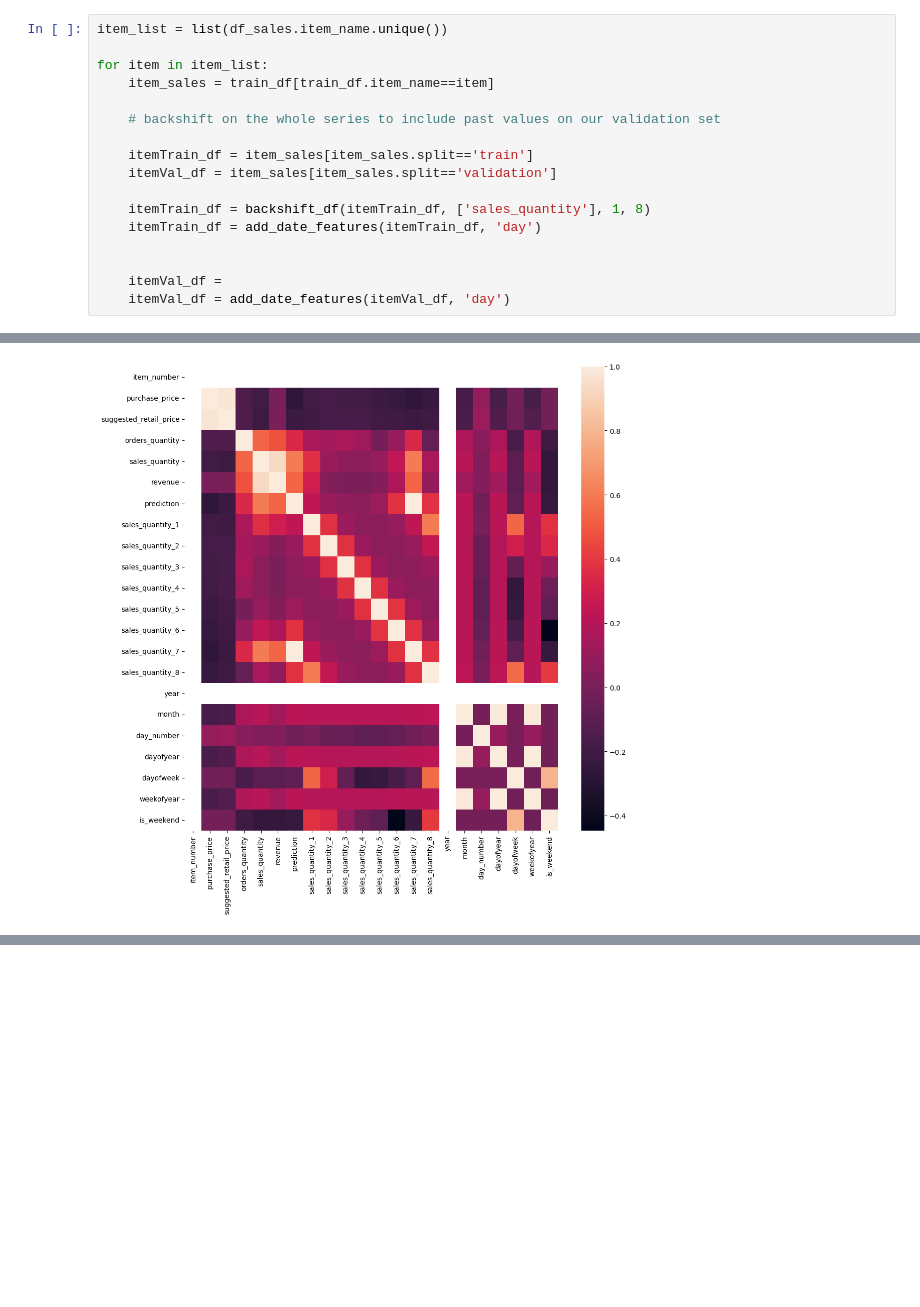
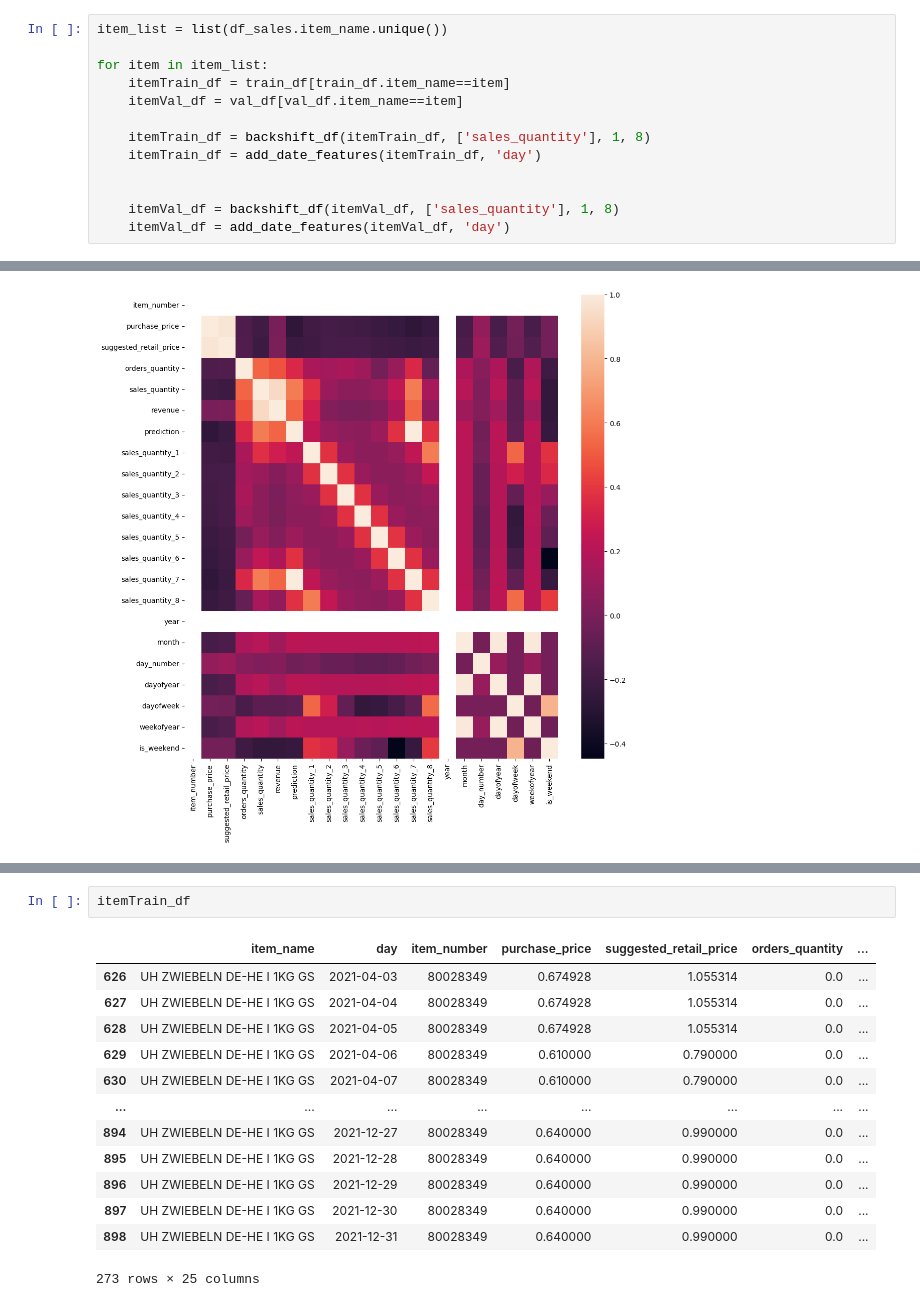
Before and after one commit to Fickincool/FreshFlowChallenge, a Jupyter notebook: 1_features_and_models.ipynb, the cells around one changed output, grey strips where cells are left out. Drawn from its saved outputs; the diff is of its cells as text; blank space fills up the shorter version.

```diff
--- a/1_features_and_models.ipynb
+++ b/1_features_and_models.ipynb
@@ -222,18 +224,14 @@ Before selecting the model, however, we need to establish the seasonality:
 item_list = list(df_sales.item_name.unique())
 
 for item in item_list:
-    item_sales = train_df[train_df.item_name==item]
-
-    # backshift on the whole series to include past values on our validation set
-
-    itemTrain_df = item_sales[item_sales.split=='train']
-    itemVal_df = item_sales[item_sales.split=='validation']
+    itemTrain_df = train_df[train_df.item_name==item]
+    itemVal_df = val_df[val_df.item_name==item]
 
     itemTrain_df = backshift_df(itemTrain_df, ['sales_quantity'], 1, 8)
     itemTrain_df = add_date_features(itemTrain_df, 'day')
 
 
-    itemVal_df =
+    itemVal_df = backshift_df(itemVal_df, ['sales_quantity'], 1, 8)
     itemVal_df = add_date_features(itemVal_df, 'day')
 # %%
 plt.figure(figsize=(12, 12))
@@ -244,2 +253,18 @@ sns.heatmap(itemTrain_df.corr())
+# %%
+itemTrain_df
+# %% [output]
+|  | item_name | day | item_number | purchase_price | suggested_retail_price | orders_quantity | ... |
+| 626 | UH ZWIEBELN DE-HE I 1KG GS | 2021-04-03 | 80028349 | 0.674928 | 1.055314 | 0.0 | ... |
+| 627 | UH ZWIEBELN DE-HE I 1KG GS | 2021-04-04 | 80028349 | 0.674928 | 1.055314 | 0.0 | ... |
+| 628 | UH ZWIEBELN DE-HE I 1KG GS | 2021-04-05 | 80028349 | 0.674928 | 1.055314 | 0.0 | ... |
+| 629 | UH ZWIEBELN DE-HE I 1KG GS | 2021-04-06 | 80028349 | 0.610000 | 0.790000 | 0.0 | ... |
+| 630 | UH ZWIEBELN DE-HE I 1KG GS | 2021-04-07 | 80028349 | 0.610000 | 0.790000 | 0.0 | ... |
+| ... | ... | ... | ... | ... | ... | ... | ... |
+| 894 | UH ZWIEBELN DE-HE I 1KG GS | 2021-12-27 | 80028349 | 0.640000 | 0.990000 | 0.0 | ... |
+| 895 | UH ZWIEBELN DE-HE I 1KG GS | 2021-12-28 | 80028349 | 0.640000 | 0.990000 | 0.0 | ... |
+| 896 | UH ZWIEBELN DE-HE I 1KG GS | 2021-12-29 | 80028349 | 0.640000 | 0.990000 | 0.0 | ... |
+| 897 | UH ZWIEBELN DE-HE I 1KG GS | 2021-12-30 | 80028349 | 0.640000 | 0.990000 | 0.0 | ... |
+| 898 | UH ZWIEBELN DE-HE I 1KG GS | 2021-12-31 | 80028349 | 0.640000 | 0.990000 | 0.0 | ... |
+273 rows × 25 columns
 # %% [markdown]
 # Ensemble
```
Also changed, not shown: parts of 3 cells of this notebook, 4 other files.
